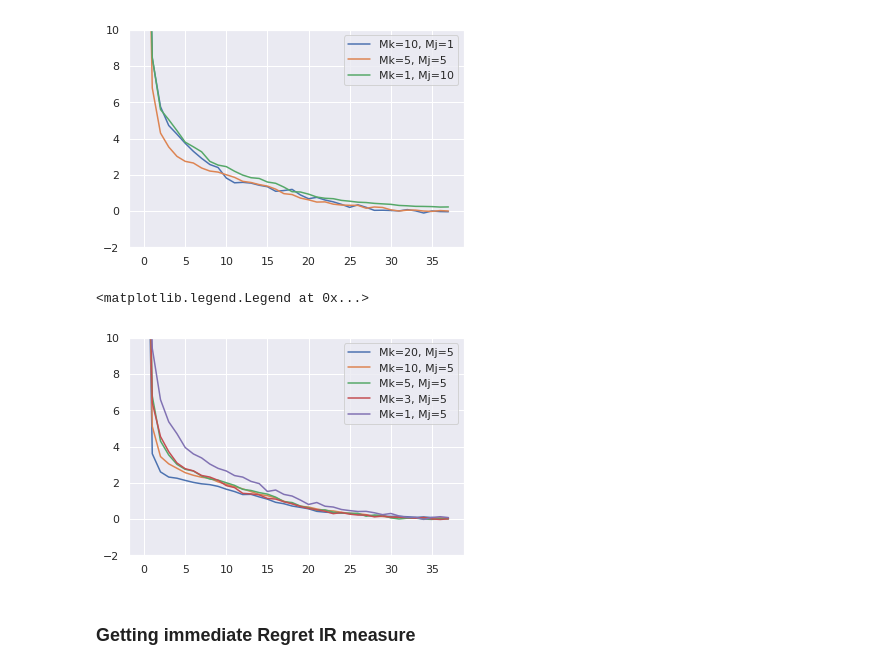
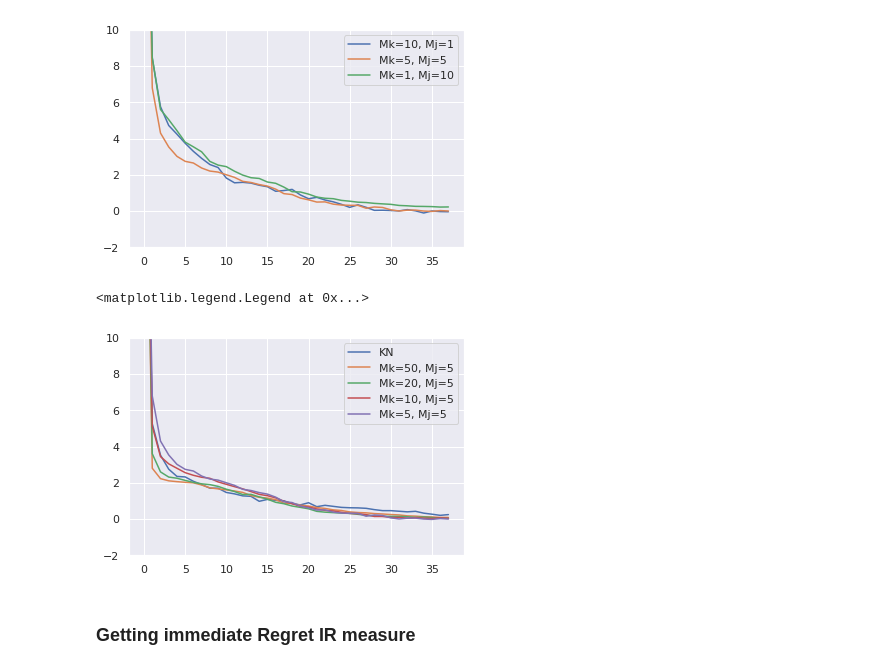
Before and after one commit to kkh8676/opt_functions, a Jupyter notebook: discretize_level_vs_Mk_Mj_for_levy.ipynb, the cells around one changed output. Cells and saved outputs as stored; diff of their text form; code cells hidden in the pictures.

```diff
--- a/discretize_level_vs_Mk_Mj_for_levy.ipynb
+++ b/discretize_level_vs_Mk_Mj_for_levy.ipynb
@@ -50,6 +50,8 @@ jobs6_exp = []
 jobs7_exp = []
 jobs8_exp = []
 jobs9_exp = []
+jobs10_exp = []
+jobs11_exp = []
 
 
 recomm1_exp = []
@@ -61,6 +63,8 @@ recomm6_exp = []
 recomm7_exp = []
 recomm8_exp = []
 recomm9_exp = []
+recomm10_exp = []
+recomm11_exp = []
 
 for i in range(100):
     jobs1_exp.append(mongo_db["levy_1-%d.jobs"%i])
@@ -72,6 +76,8 @@ for i in range(100):
     jobs7_exp.append(mongo_db["levy_7-%d.jobs"%i])
     jobs8_exp.append(mongo_db["levy_8-%d.jobs"%i])
     jobs9_exp.append(mongo_db["levy_9-%d.jobs"%i])
+    jobs10_exp.append(mongo_db["levy_10-%d.jobs"%i])
+    #jobs11_exp.append(mongo_db["levy_11_KN-%d.jobs"%i])
 
     recomm1_exp.append(mongo_db["levy_1-%d.recommendations"%i])
     recomm2_exp.append(mongo_db["levy_2-%d.recommendations"%i])
@@ -83,6 +89,14 @@ for i in range(100):
     recomm7_exp.append(mongo_db["levy_7-%d.recommendations"%i])
     recomm8_exp.append(mongo_db["levy_8-%d.recommendations"%i])
     recomm9_exp.append(mongo_db["levy_9-%d.recommendations"%i])
+    recomm10_exp.append(mongo_db["levy_10-%d.recommendations"%i])
+    #recomm11_exp.append(mongo_db["levy_11_KN-%d.recommendations"%i])
+# %%
+jobsKN_exp = []
+recommKN_exp = []
+for i in range(50):
+    jobsKN_exp.append(mongo_db["levy_1_KN-%d.jobs"%i])
+    recommKN_exp.append(mongo_db["levy_1_KN-%d.recommendations"%i])
 # %%
 levy1_objs = functions.get_objective(recomm1_exp)
 levy2_objs = functions.get_objective(recomm2_exp)
@@ -93,6 +107,10 @@ levy6_objs = functions.get_objective(recomm6_exp)
 levy7_objs = functions.get_objective(recomm7_exp)
 levy8_objs = functions.get_objective(recomm8_exp)
 levy9_objs = functions.get_objective(recomm9_exp)
+levy10_objs = functions.get_objective(recomm10_exp)
+#levy11_objs = functions.get_objective(recomm11_exp)
+
+levyKN_objs = functions.get_objective(recommKN_exp)
 # %%
 levy1_objs = np.average(levy1_objs, axis = 0)
 levy2_objs = np.average(levy2_objs, axis = 0)
@@ -103,6 +121,10 @@ levy6_objs = np.average(levy6_objs, axis = 0)
 levy7_objs = np.average(levy7_objs, axis = 0)
 levy8_objs = np.average(levy8_objs, axis = 0)
 levy9_objs = np.average(levy9_objs, axis = 0)
+levy10_objs = np.average(levy10_objs, axis = 0)
+#levy11_objs = np.average(levy11_objs, axis = 0)
+
+levyKN_objs = np.average(levyKN_objs, axis = 0)
 # %%
 plt.plot(levy1_objs[:-2], label = 'Mk=10, Mj=1')
 plt.plot(levy2_objs[:-2], label = 'Mk=5, Mj=5')
@@ -113,17 +135,19 @@ plt.legend()
 <matplotlib.legend.Legend at 0x...>
 [figure]
 # %%
+plt.plot(levyKN_objs[:-2], label = 'KN')
+plt.plot(levy10_objs[:-2], label = 'Mk=50, Mj=5')
 plt.plot(levy9_objs[:-2], label = 'Mk=20, Mj=5')
 plt.plot(levy8_objs[:-2], label = 'Mk=10, Mj=5')
 plt.plot(levy2_objs[:-2], label = 'Mk=5, Mj=5')
-plt.plot(levy6_objs[:-2], label = 'Mk=3, Mj=5')
-plt.plot(levy7_objs[:-2], label = 'Mk=1, Mj=5')
-
+#plt.plot(levy6_objs[:-2], label = 'Mk=3, Mj=5')
+#plt.plot(levy7_objs[:-2], label = 'Mk=1, Mj=5')
+#plt.plot(levy11_objs[:-2], label = 'using KN')
 plt.ylim(-2,10)
 plt.legend()
 # %% [output]
 <matplotlib.legend.Legend at 0x...>
-[figure, old version]
+[figure, new version]
 # %% [markdown]
 ### Getting immediate Regret IR measure
 # %%
```
Also changed, not shown: parts of 7 cells of this notebook.
